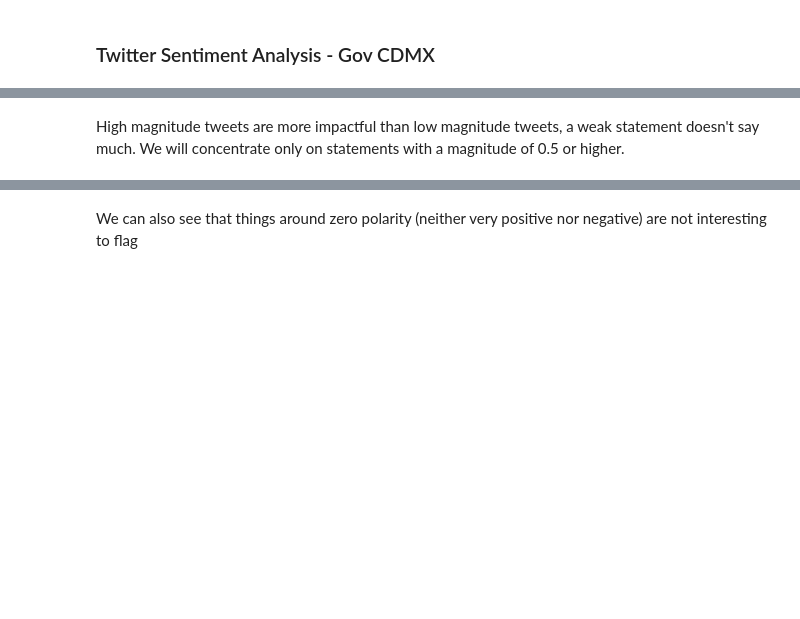
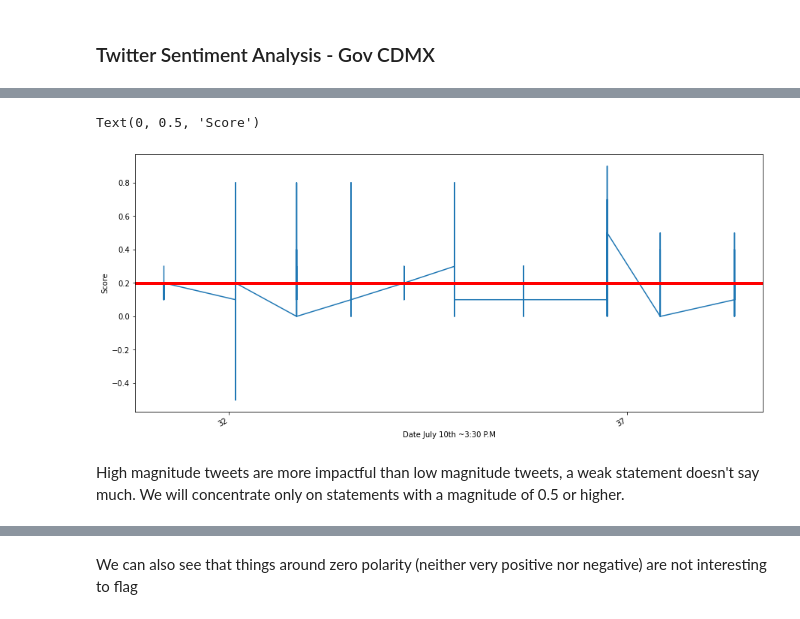
Before and after one commit to eschizoid/gov-cdmx-twitter-sentiment, a Jupyter notebook: visualization/nlptweets.ipynb, the cells around one changed output, grey strips where cells are left out. Cells and saved outputs as stored; diff of their text form; code cells hidden in the pictures; blank space fills up the shorter version.

```diff
--- a/visualization/nlptweets.ipynb
+++ b/visualization/nlptweets.ipynb
@@ -37,20 +64,0 @@ print("Google ", len(google['tweet_text']))
-# %%
-from googleapiclient.discovery import build
-
-polarity=[]
-magnitude=[]
-
-lservice = build('language', 'v1beta1', developerKey=APIKEY)
-for tweet in google['tweet_text']:
-  response = lservice.documents().analyzeSentiment(
-    body={
-      'document': {
-         'type': 'PLAIN_TEXT',
-         'content': tweet
-      }
-    }).execute()
-  polarity.append(response['documentSentiment']['polarity'])
-  magnitude.append(response['documentSentiment']['magnitude'])
-
-print(len(polarity))
-#print('POLARITY=%s MAGNITUDE=%s for %s' % (polarity, magnitude, tweet))
@@ -79,15 +130,19 @@ ax.set_ylabel('Magnitude')
 # %%
-data2 = pd.concat([google['datef'], google['polarity']], axis=1)
+data2 = pd.concat([cdmx['datef'], cdmx['score']], axis=1)
 data2.set_index('datef',inplace=True)
 fig, ax2 = plt.subplots(figsize=(15,7))
 data2.plot(ax=ax2, legend=False)
-ax2.axhline(y=polavg, linewidth=4, color='r')
+ax2.axhline(y=score_avg, linewidth=4, color='r')
 ax2.xaxis.set_major_locator(mdates.MinuteLocator(interval=5))
 ax2.xaxis.set_major_formatter(mdates.DateFormatter('%M'))
-ax2.set_xlabel('Date (minutes from 23rd hour on Nov 1 2018)')
-ax2.set_ylabel('Polarity')
+ax2.set_xlabel('Date July 10th ~3:30 P.M')
+ax2.set_ylabel('Score')
+# %% [output]
+Text(0, 0.5, 'Score')
+[figure, added]
 # %% [markdown]
-High magnitude tweets are more impactful than low magnitude tweets, a weak statement doesn't say much. We will concentrate only on statements with a magnitude of 0.5 or higher.
+High magnitude tweets are more impactful than low magnitude tweets, a weak statement doesn't say much.
+We will concentrate only on statements with a magnitude of 0.5 or higher.
 # %%
 fig, ax = plt.subplots()
 ax.figure.set_size_inches(10,4)
```
Also changed, not shown: parts of 23 cells of this notebook, 3 other files.
